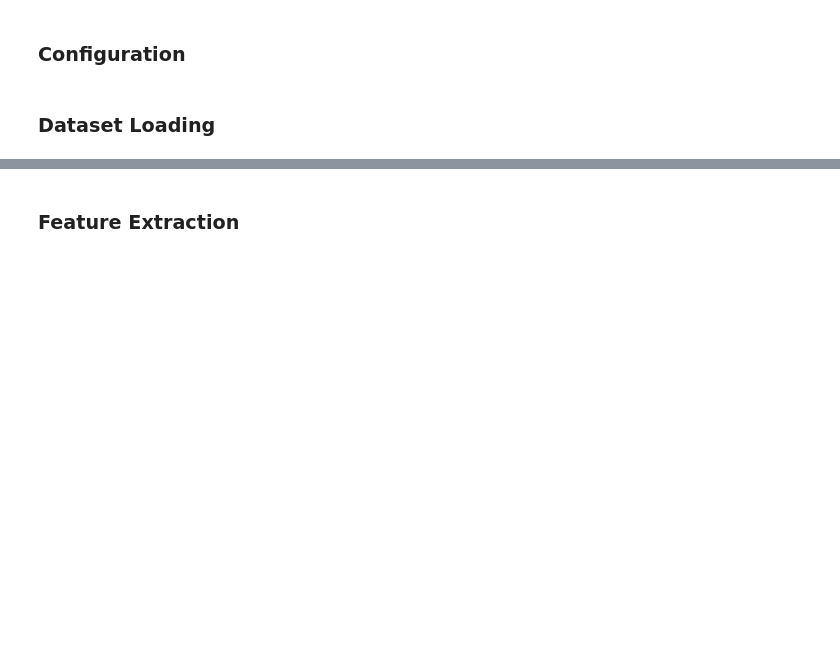
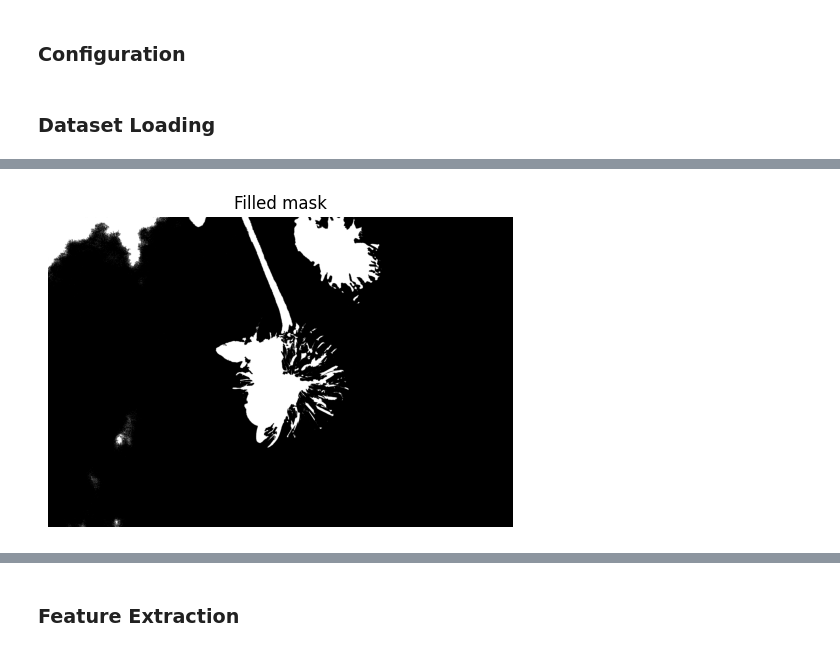
Before and after one commit to skander-kechaou/to-bee-or-not-to-bee, a Jupyter notebook: ML_bumblebee.ipynb, the cells around one changed output, grey strips where cells are left out. Drawn from its saved outputs; the diff is of its cells as text; code cells hidden in the pictures; blank space fills up the shorter version.

```diff
--- a/ML_bumblebee.ipynb
+++ b/ML_bumblebee.ipynb
@@ -113,0 +234,11 @@ Finished loading. Successfully loaded 249 image/mask pairs.
+# %%
+# --- 3. Filling the hole ---
+filled_mask_arr = ndi.binary_fill_holes(mask_for_ndi).astype(np.uint8)
+
+plt.figure(figsize=(6,6))
+plt.imshow(filled_mask_arr, cmap='gray')
+plt.title("Filled mask")
+plt.axis('off')
+plt.show()
+# %% [output]
+[figure, added]
```
Also changed, not shown: parts of 86 cells of this notebook, 3 other files.
